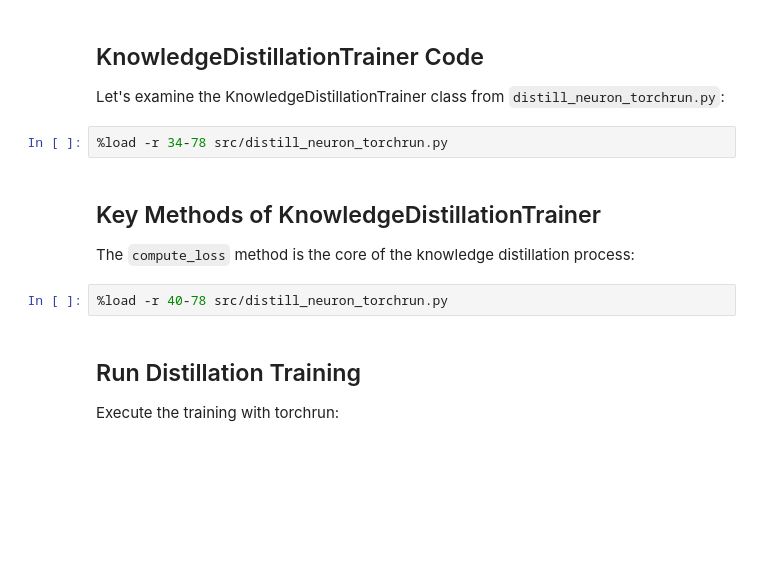
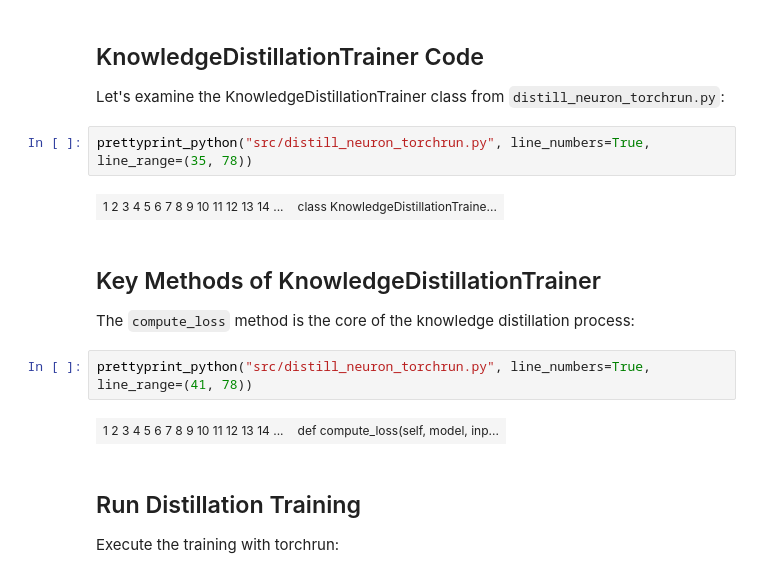
Before and after one commit to jgray-aws/neuron-distillation-sample, a Jupyter notebook: distillation/run_distillation.ipynb, the cells around one changed output. Cells and saved outputs as stored; diff of their text form; blank space fills up the shorter version.

Commit message:
python printer

```diff
--- a/distillation/run_distillation.ipynb
+++ b/distillation/run_distillation.ipynb
@@ -40,14 +42,18 @@ Max steps: -1
 ## KnowledgeDistillationTrainer Code
 
 Let's examine the KnowledgeDistillationTrainer class from `distill_neuron_torchrun.py`:
-# %%
-%load -r 34-78 src/distill_neuron_torchrun.py
+# %%
+prettyprint_python("src/distill_neuron_torchrun.py", line_numbers=True, line_range=(35, 78))
+# %% [output]
+| 1 2 3 4 5 6 7 8 9 10 11 12 13 14 ... | class KnowledgeDistillationTraine... |
 # %% [markdown]
 ## Key Methods of KnowledgeDistillationTrainer
 
 The `compute_loss` method is the core of the knowledge distillation process:
-# %%
-%load -r 40-78 src/distill_neuron_torchrun.py
+# %%
+prettyprint_python("src/distill_neuron_torchrun.py", line_numbers=True, line_range=(41, 78))
+# %% [output]
+| 1 2 3 4 5 6 7 8 9 10 11 12 13 14 ... | def compute_loss(self, model, inp... |
 # %% [markdown]
 ## Run Distillation Training
 
```
Also changed, not shown: parts of 2 cells of this notebook, 2 other files.
